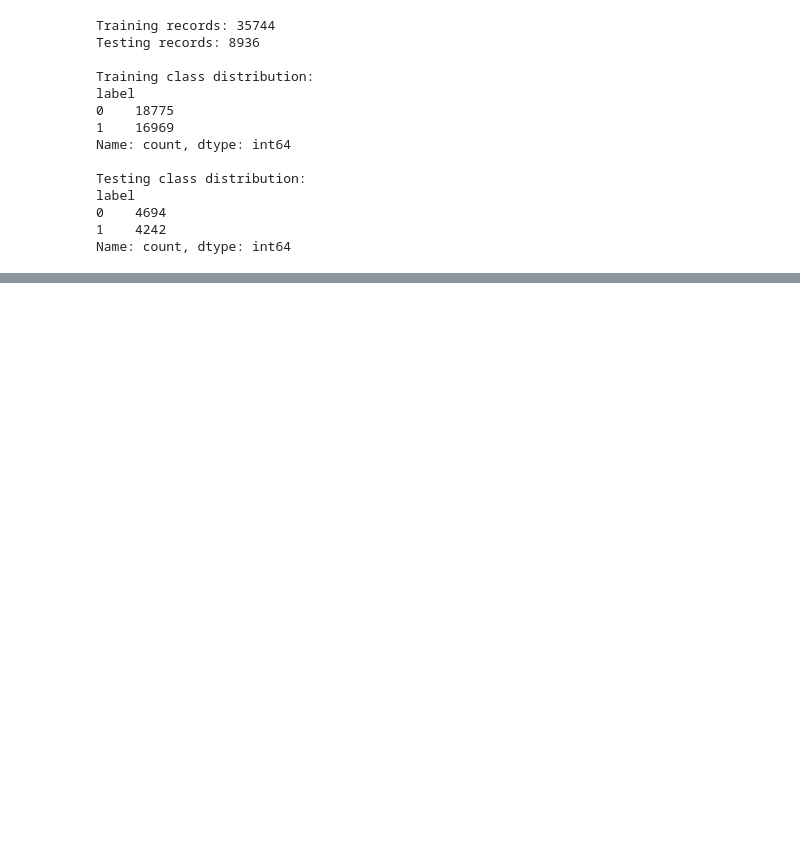
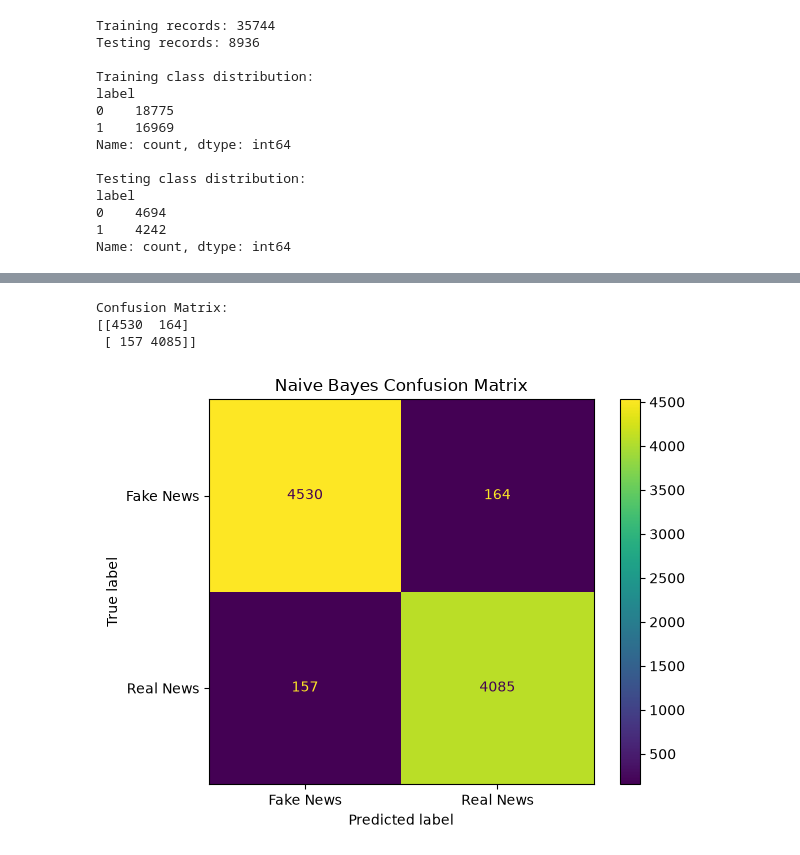
Before and after one commit to Tiwanka0312/NLP_Group_39, a Jupyter notebook: notebooks/03_naive_bayes.ipynb, the cells around one changed output, grey strips where cells are left out. Cells and saved outputs as stored; diff of their text form; code cells hidden in the pictures; blank space fills up the shorter version.

Commit message:
Trained and evaluated Naive Bayes model

```diff
--- a/notebooks/03_naive_bayes.ipynb
+++ b/notebooks/03_naive_bayes.ipynb
@@ -600,0 +636,8 @@ Name: count, dtype: int64
+# %%
+naive_bayes_model = MultinomialNB(alpha=0.1)
+
+print("Naive Bayes model training started...")
+
+naive_bayes_model.fit(X_train_tfidf, y_train)
+
+print("Naive Bayes model training completed successfully.")
@@ -600,0 +651,9 @@ Name: count, dtype: int64
+# %%
+y_pred = naive_bayes_model.predict(X_test_tfidf)
+
+y_probability = naive_bayes_model.predict_proba(
+    X_test_tfidf
+)[:, 1]
+
+print("Predictions generated successfully.")
+print("Number of predictions:", len(y_pred))
@@ -600,0 +709,20 @@ Name: count, dtype: int64
+# %%
+confusion = confusion_matrix(y_test, y_pred)
+
+print("Confusion Matrix:")
+print(confusion)
+
+display_matrix = ConfusionMatrixDisplay(
+    confusion_matrix=confusion,
+    display_labels=["Fake News", "Real News"]
+)
+
+display_matrix.plot(values_format="d")
+plt.title("Naive Bayes Confusion Matrix")
+plt.tight_layout()
+plt.show()
+# %% [output]
+Confusion Matrix:
+[[4530  164]
+ [ 157 4085]]
+[figure, added]
```
Also changed, not shown: parts of 16 cells of this notebook, 3 other files.
